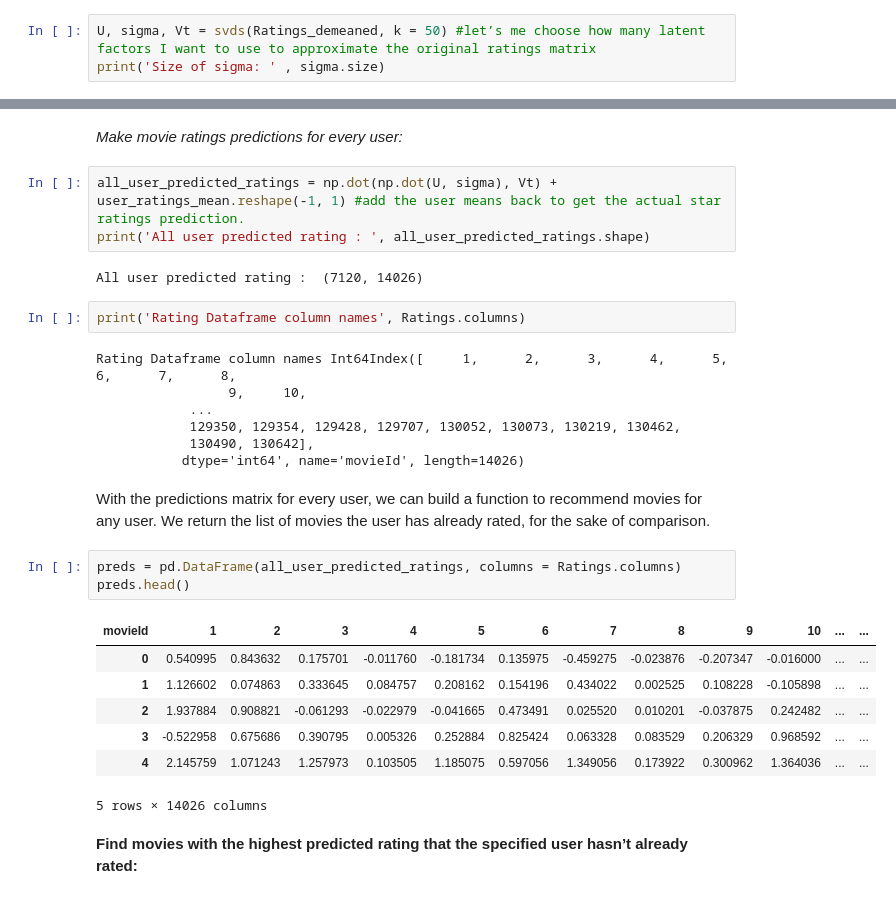
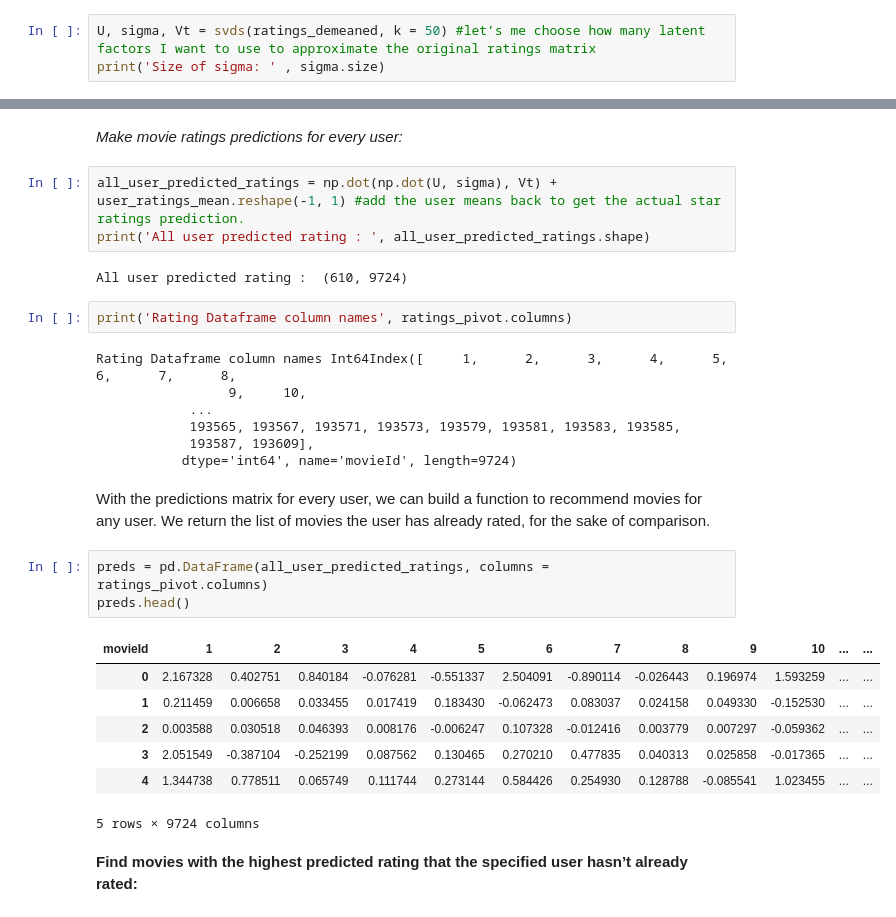
Before and after one commit to Macarena18/Final-Project, a Jupyter notebook: RecommenderSystem.ipynb, the cells around one changed output, grey strips where cells are left out. Saved outputs shown, nothing was run; the diff lists cells and outputs as text.

```diff
--- a/RecommenderSystem.ipynb
+++ b/RecommenderSystem.ipynb
@@ -443,7 +456,7 @@ The sparsity level of MovieLens100K dataset is 99.0%
 # %% [markdown]
 ### SVD Model:
 # %%
-U, sigma, Vt = svds(Ratings_demeaned, k = 50) #let’s me choose how many latent factors I want to use to approximate the original ratings matrix
+U, sigma, Vt = svds(ratings_demeaned, k = 50) #let’s me choose how many latent factors I want to use to approximate the original ratings matrix
 print('Size of sigma: ' , sigma.size)
 # %% [output]
 Size of sigma:  50
@@ -480,29 +493,29 @@ Shape of Vt:  (50, 14026)
 all_user_predicted_ratings = np.dot(np.dot(U, sigma), Vt) + user_ratings_mean.reshape(-1, 1) #add the user means back to get the actual star ratings prediction.
 print('All user predicted rating : ', all_user_predicted_ratings.shape)
 # %% [output]
-All user predicted rating :  (7120, 14026)
+All user predicted rating :  (610, 9724)
 # %%
-print('Rating Dataframe column names', Ratings.columns)
+print('Rating Dataframe column names', ratings_pivot.columns)
 # %% [output]
 Rating Dataframe column names Int64Index([     1,      2,      3,      4,      5,      6,      7,      8,
                  9,     10,
             ...
-            129350, 129354, 129428, 129707, 130052, 130073, 130219, 130462,
-            130490, 130642],
-           dtype='int64', name='movieId', length=14026)
+            193565, 193567, 193571, 193573, 193579, 193581, 193583, 193585,
+            193587, 193609],
+           dtype='int64', name='movieId', length=9724)
 # %% [markdown]
 With the predictions matrix for every user, we can build a function to recommend movies for any user. We return the list of movies the user has already rated, for the sake of comparison.
 # %%
-preds = pd.DataFrame(all_user_predicted_ratings, columns = Ratings.columns)
+preds = pd.DataFrame(all_user_predicted_ratings, columns = ratings_pivot.columns)
 preds.head()
 # %% [output]
 | movieId | 1 | 2 | 3 | 4 | 5 | 6 | 7 | 8 | 9 | 10 | ... | ... |
-| 0 | 0.540995 | 0.843632 | 0.175701 | -0.011760 | -0.181734 | 0.135975 | -0.459275 | -0.023876 | -0.207347 | -0.016000 | ... | ... |
-| 1 | 1.126602 | 0.074863 | 0.333645 | 0.084757 | 0.208162 | 0.154196 | 0.434022 | 0.002525 | 0.108228 | -0.105898 | ... | ... |
-| 2 | 1.937884 | 0.908821 | -0.061293 | -0.022979 | -0.041665 | 0.473491 | 0.025520 | 0.010201 | -0.037875 | 0.242482 | ... | ... |
-| 3 | -0.522958 | 0.675686 | 0.390795 | 0.005326 | 0.252884 | 0.825424 | 0.063328 | 0.083529 | 0.206329 | 0.968592 | ... | ... |
-| 4 | 2.145759 | 1.071243 | 1.257973 | 0.103505 | 1.185075 | 0.597056 | 1.349056 | 0.173922 | 0.300962 | 1.364036 | ... | ... |
+| 0 | 2.167328 | 0.402751 | 0.840184 | -0.076281 | -0.551337 | 2.504091 | -0.890114 | -0.026443 | 0.196974 | 1.593259 | ... | ... |
+| 1 | 0.211459 | 0.006658 | 0.033455 | 0.017419 | 0.183430 | -0.062473 | 0.083037 | 0.024158 | 0.049330 | -0.152530 | ... | ... |
+| 2 | 0.003588 | 0.030518 | 0.046393 | 0.008176 | -0.006247 | 0.107328 | -0.012416 | 0.003779 | 0.007297 | -0.059362 | ... | ... |
+| 3 | 2.051549 | -0.387104 | -0.252199 | 0.087562 | 0.130465 | 0.270210 | 0.477835 | 0.040313 | 0.025858 | -0.017365 | ... | ... |
+| 4 | 1.344738 | 0.778511 | 0.065749 | 0.111744 | 0.273144 | 0.584426 | 0.254930 | 0.128788 | -0.085541 | 1.023455 | ... | ... |
-5 rows × 14026 columns
+5 rows × 9724 columns
 # %% [markdown]
 **Find movies with the highest predicted rating that the specified user hasn’t already rated:**
 # %%
```
Also changed, not shown: parts of 22 cells of this notebook, 3 other files.
